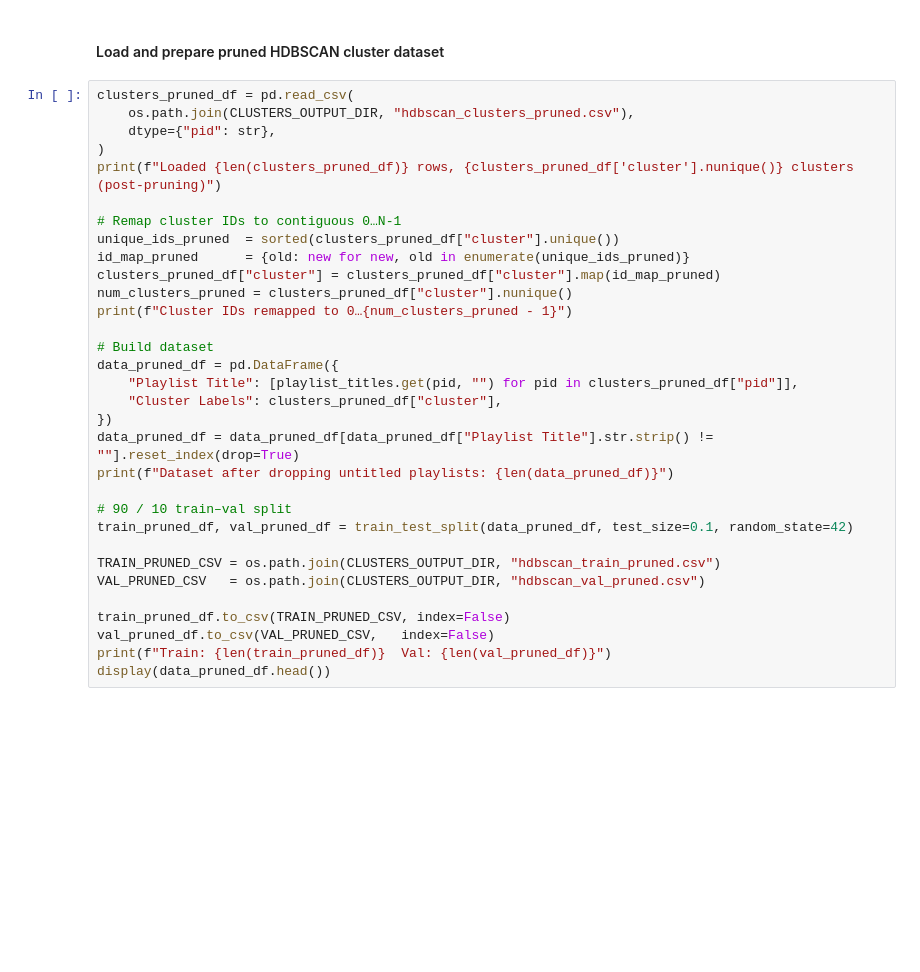
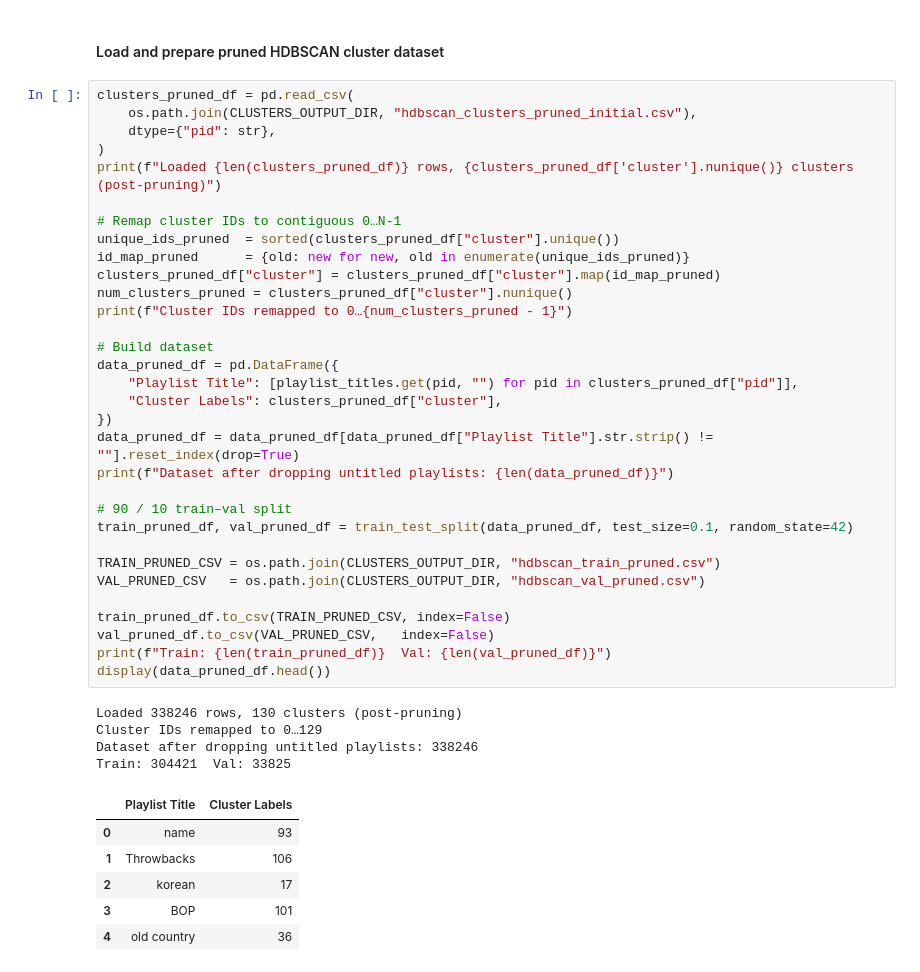
Before and after one commit to siddmohanty111/RecsysUpgrade, a Jupyter notebook: PlaylistRecsysUpgrade/hdbscan_finetuning.ipynb, the cells around one changed output. Saved outputs shown, nothing was run; the diff lists cells and outputs as text; blank space fills up the shorter version.

```diff
--- a/PlaylistRecsysUpgrade/hdbscan_finetuning.ipynb
+++ b/PlaylistRecsysUpgrade/hdbscan_finetuning.ipynb
@@ -139,36 +205,47 @@ Cluster IDs are remapped to 0…N-1 again since pruning makes them non-contiguou
 #### Load and prepare pruned HDBSCAN cluster dataset
 # %%
 clusters_pruned_df = pd.read_csv(
-    os.path.join(CLUSTERS_OUTPUT_DIR, "hdbscan_clusters_pruned.csv"),
+    os.path.join(CLUSTERS_OUTPUT_DIR, "hdbscan_clusters_pruned_initial.csv"),
     dtype={"pid": str},
 )
 print(f"Loaded {len(clusters_pruned_df)} rows, {clusters_pruned_df['cluster'].nunique()} clusters (post-pruning)")
 
 # Remap cluster IDs to contiguous 0…N-1
 unique_ids_pruned  = sorted(clusters_pruned_df["cluster"].unique())
 id_map_pruned      = {old: new for new, old in enumerate(unique_ids_pruned)}
 clusters_pruned_df["cluster"] = clusters_pruned_df["cluster"].map(id_map_pruned)
 num_clusters_pruned = clusters_pruned_df["cluster"].nunique()
 print(f"Cluster IDs remapped to 0…{num_clusters_pruned - 1}")
 
 # Build dataset
 data_pruned_df = pd.DataFrame({
     "Playlist Title": [playlist_titles.get(pid, "") for pid in clusters_pruned_df["pid"]],
     "Cluster Labels": clusters_pruned_df["cluster"],
 })
 data_pruned_df = data_pruned_df[data_pruned_df["Playlist Title"].str.strip() != ""].reset_index(drop=True)
 print(f"Dataset after dropping untitled playlists: {len(data_pruned_df)}")
 
 # 90 / 10 train–val split
 train_pruned_df, val_pruned_df = train_test_split(data_pruned_df, test_size=0.1, random_state=42)
 
 TRAIN_PRUNED_CSV = os.path.join(CLUSTERS_OUTPUT_DIR, "hdbscan_train_pruned.csv")
 VAL_PRUNED_CSV   = os.path.join(CLUSTERS_OUTPUT_DIR, "hdbscan_val_pruned.csv")
 
 train_pruned_df.to_csv(TRAIN_PRUNED_CSV, index=False)
 val_pruned_df.to_csv(VAL_PRUNED_CSV,   index=False)
 print(f"Train: {len(train_pruned_df)}  Val: {len(val_pruned_df)}")
 display(data_pruned_df.head())
+# %% [output]
+Loaded 338246 rows, 130 clusters (post-pruning)
+Cluster IDs remapped to 0…129
+Dataset after dropping untitled playlists: 338246
+Train: 304421  Val: 33825
+|  | Playlist Title | Cluster Labels |
+| 0 | name | 93 |
+| 1 | Throwbacks | 106 |
+| 2 | korean | 17 |
+| 3 | BOP | 101 |
+| 4 | old country | 36 |
 # %%
 hard_ft.run(
     train_csv=TRAIN_PRUNED_CSV,
```
Also changed, not shown: parts of 8 cells of this notebook.
